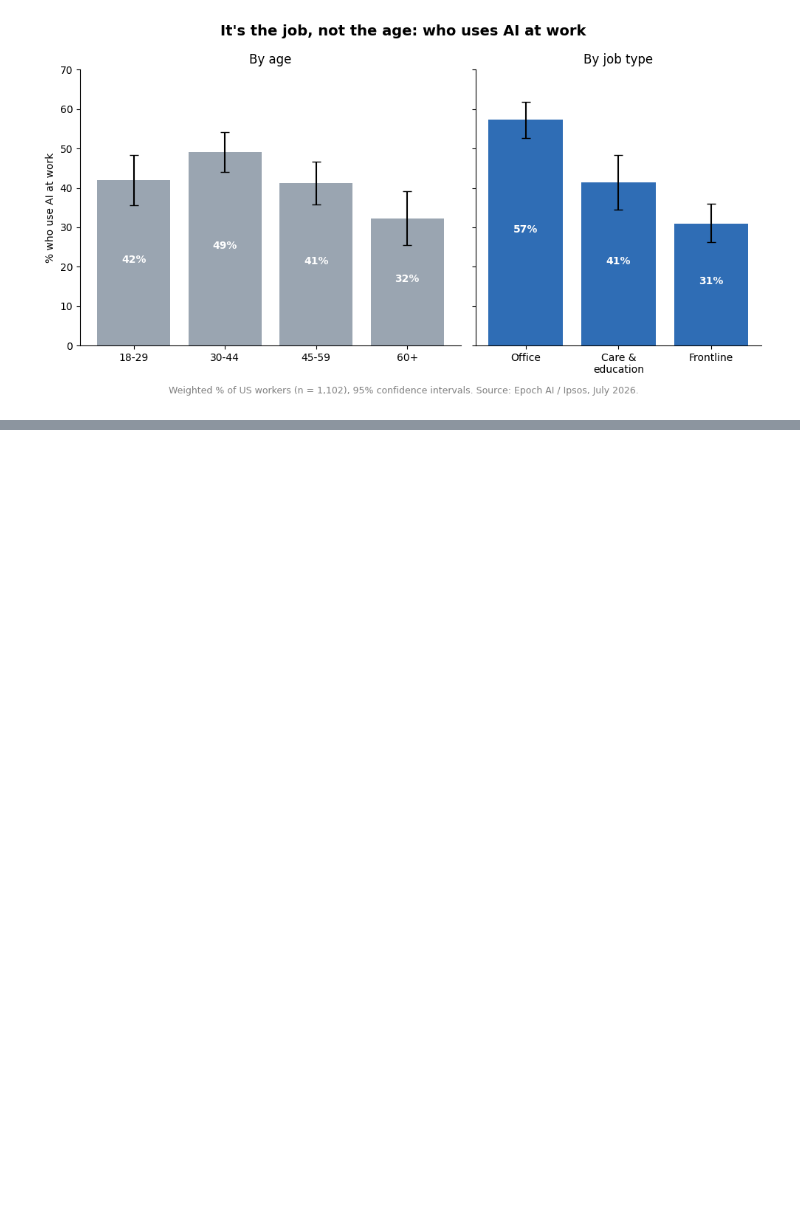
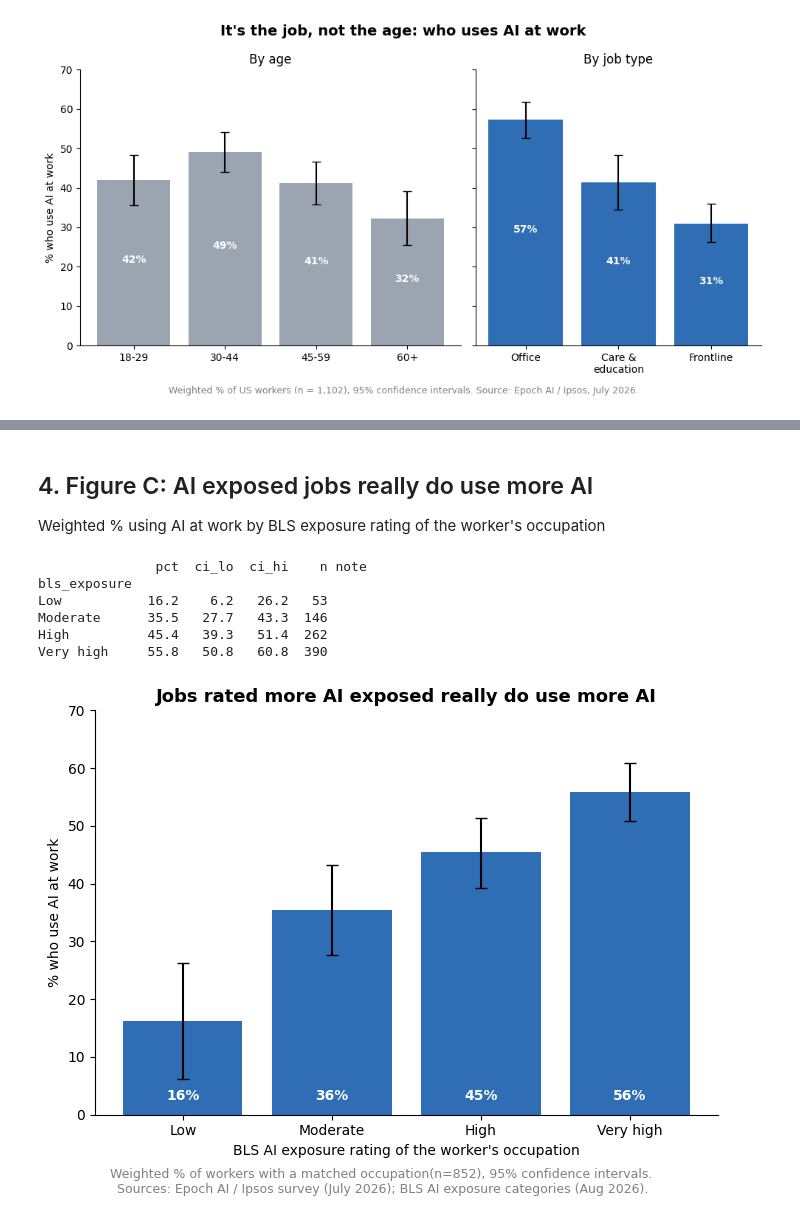
Before and after one commit to johnkim0622/ai-native-or-left-behind, a Jupyter notebook: notebooks/03_figures.ipynb, the cells around one changed output, grey strips where cells are left out. Drawn from its saved outputs; the diff is of its cells as text; code cells hidden in the pictures; blank space fills up the shorter version.

```diff
--- a/notebooks/03_figures.ipynb
+++ b/notebooks/03_figures.ipynb
@@ -74,0 +113,37 @@ plt.show()
+# %% [markdown]
+## 4. Figure C: AI exposed jobs really do use more AI
+Weighted % using AI at work by BLS exposure rating of the worker's occupation
+# %%
+q3 = df[df["bls_exposure"].notna()].copy()
+fig_exp = table_by(q3, "bls_exposure", "ai_work",
+["Low", "Moderate", "High", "Very high"])
+print(fig_exp, "\n")
+
+err = [fig_exp["pct"] - fig_exp["ci_lo"], fig_exp["ci_hi"] - fig_exp["pct"]]
+fig, ax = plt.subplots(figsize=(7,5))
+ax.bar(fig_exp.index, fig_exp["pct"], yerr=err, capsize=4, color = "#2f6db5")
+
+for i, v in enumerate(fig_exp["pct"]):
+    ax.text(i, 2, f"{v:.0f}%", ha="center", va="bottom", color="white", fontweight = "bold")
+
+ax.set_ylim(0, 70)
+ax.set_ylabel("% who use AI at work")
+ax.set_xlabel("BLS AI exposure rating of the worker's occupation")
+ax.spines[["top", "right"]].set_visible(False)
+ax.set_title("Jobs rated more AI exposed really do use more AI", fontsize=13, fontweight="bold")
+fig.text(0.5, -0.04,
+"Weighted % of workers with a matched occupation(n=852), 95% confidence intervals. \n"
+"Sources: Epoch AI / Ipsos survey (July 2026); BLS AI exposure categories (Aug 2026).",
+         ha="center", fontsize=9, color="gray")
+fig.tight_layout()
+
+fig.savefig("../figures/fig3_exposure.png", dpi=200, bbox_inches="tight")
+plt.show()
+# %% [output]
+               pct  ci_lo  ci_hi    n note
+bls_exposure
+Low           16.2    6.2   26.2   53
+Moderate      35.5   27.7   43.3  146
+High          45.4   39.3   51.4  262
+Very high     55.8   50.8   60.8  390
+[figure, added]
```
Also changed, not shown: parts of 2 cells of this notebook, 3 other files.
